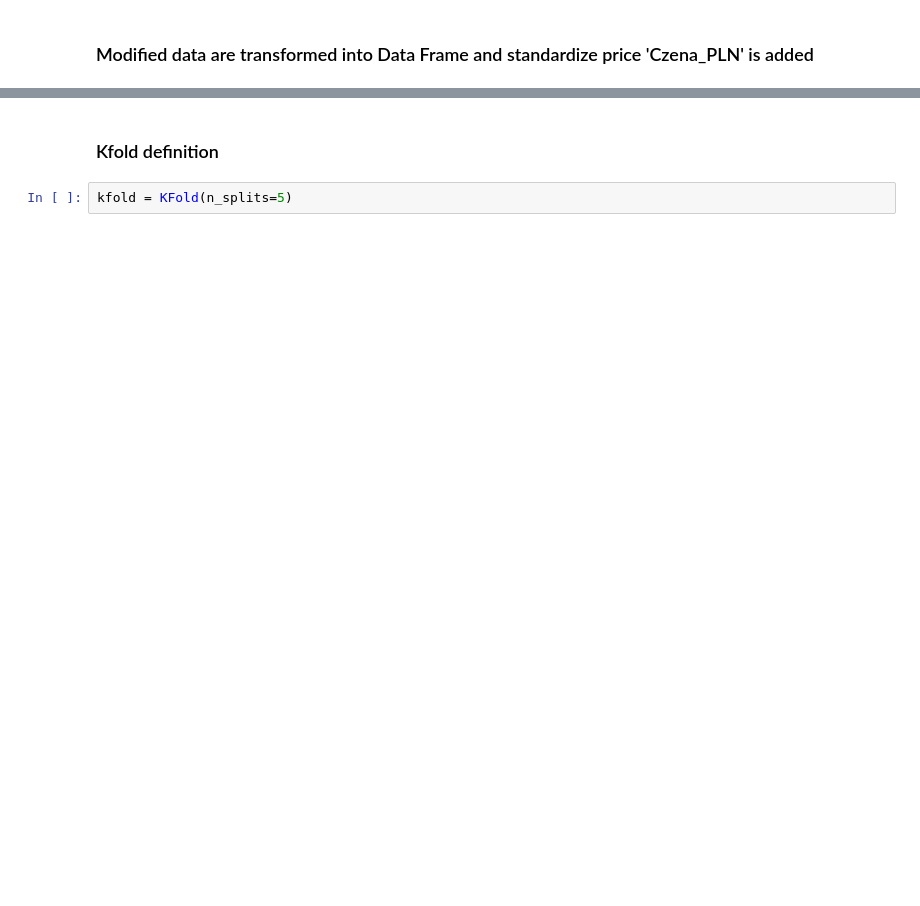
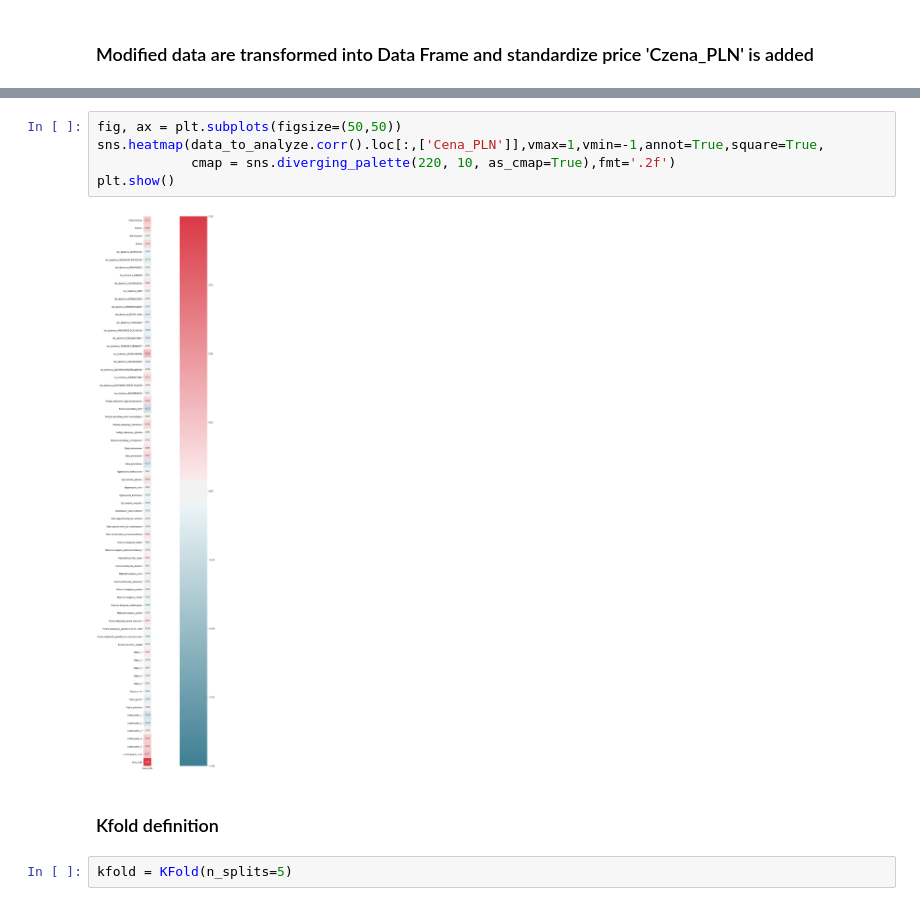
Before and after one commit to eeedyta/price_predictor, a Jupyter notebook: 02. Price_estimation.ipynb, the cells around one changed output, grey strips where cells are left out. Cells and saved outputs as stored; diff of their text form; blank space fills up the shorter version.

```diff
--- a/02. Price_estimation.ipynb
+++ b/02. Price_estimation.ipynb
@@ -482,3 +532,10 @@ plt.show()
+# %%
+fig, ax = plt.subplots(figsize=(50,50))
+sns.heatmap(data_to_analyze.corr().loc[:,['Cena_PLN']],vmax=1,vmin=-1,annot=True,square=True,
+            cmap = sns.diverging_palette(220, 10, as_cmap=True),fmt='.2f')
+plt.show()
+# %% [output]
+[figure, added]
 # %% [markdown]
 ### Kfold definition
 # %%
```
Also changed, not shown: parts of 66 cells of this notebook, 2 other files.
